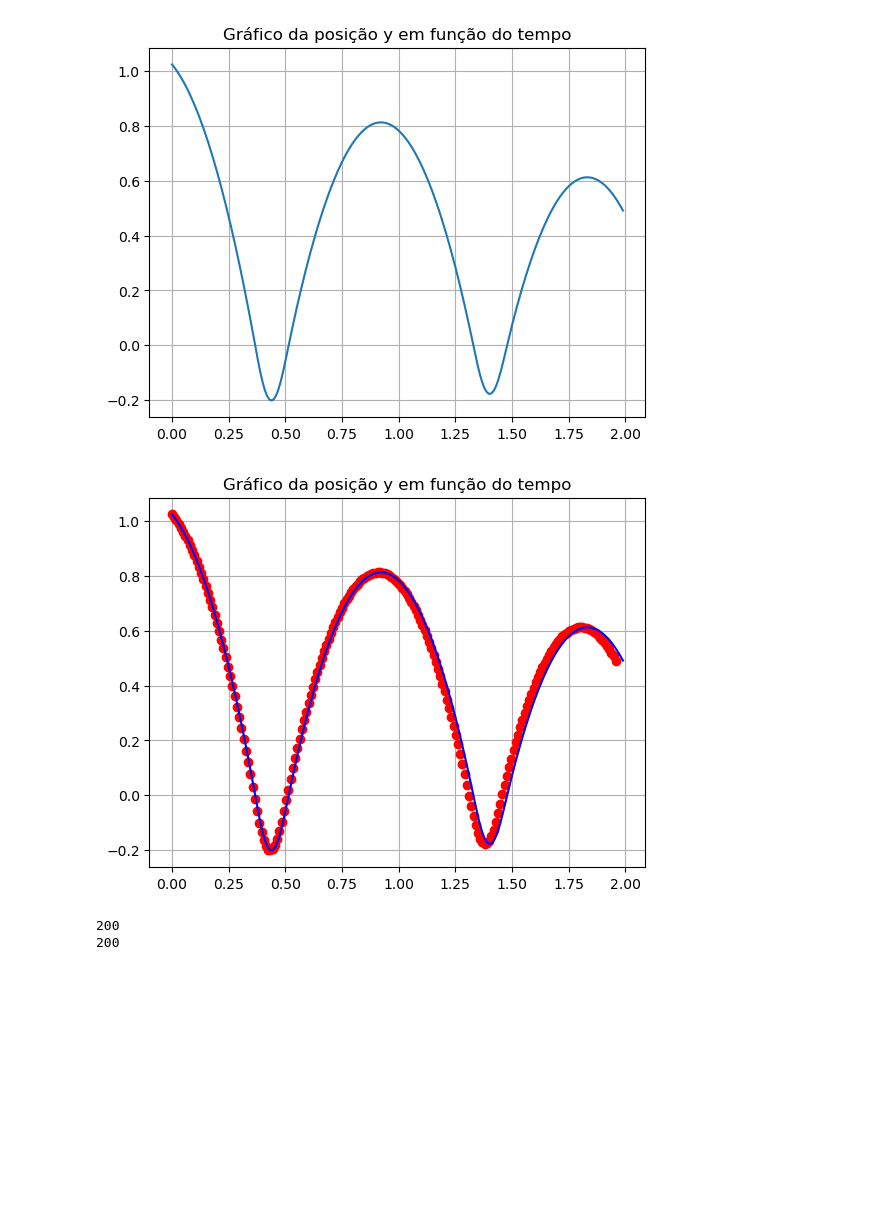
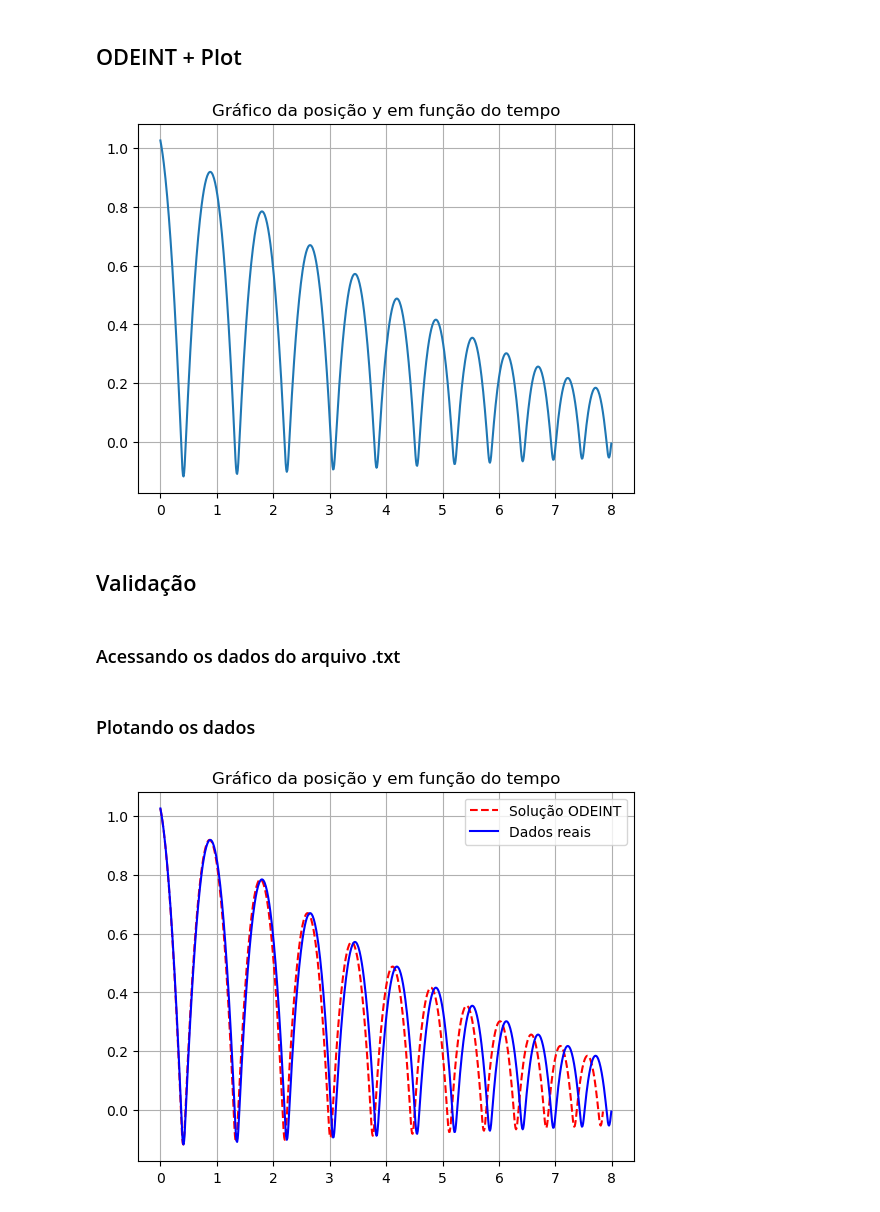
Before and after one commit to enzojunq/Modelagem-Cama-Elastica, a Jupyter notebook: Untitled.ipynb, the cells around one changed output. Saved outputs shown, nothing was run; the diff lists cells and outputs as text; code cells hidden in the pictures; blank space fills up the shorter version.

```diff
--- a/Untitled.ipynb
+++ b/Untitled.ipynb
@@ -0,0 +12,8 @@
+# %%
+massa_bola=2 # kg
+k_mola=2981 # N/m
+g=9.8 # m/s^2
+Cd=0.47 # Coeficiente de arrasto
+p=1.2 # kg/m^3
+A=pi*0.1**2 # m^2
+c=7.0 # N.s/m
@@ -0,0 +30,6 @@
+# %%
+tempo_inicial = 0
+tempo_final = 8
+dt = 1e-2
+
+tempo = np.arange(tempo_inicial, tempo_final, dt)
@@ -50,18 +60,12 @@ def modelo(X,t):
     dvydt = (-P + Fel - D + F_amort) / massa_bola
 
     return [dydt,dvydt]
+# %% [markdown]
+## ODEINT + Plot
 # %%
-
-tempo_inicial = 0
-tempo_final = 2
-dt = 1e-2
-
-
-tempo = np.arange(tempo_inicial, tempo_final, dt)
-
-lista = odeint(modelo, condicoes_iniciais, tempo)
-lista_y = lista[:,0]
-lista_vy = lista[:,1]
+solucao = odeint(modelo, condicoes_iniciais, tempo)
+lista_y = solucao[:,0]
+lista_vy = solucao[:,1]
 
 
 plt.plot(tempo, lista_y, label='y(t)')
@@ -69,4 +73,8 @@ plt.title('Gráfico da posição y em função do tempo')
 plt.grid()
 plt.show()
 # %% [output]
-[figure, old version]
+[figure, new version]
+# %% [markdown]
+## Validação
+# %% [markdown]
+### Acessando os dados do arquivo .txt
@@ -106,17 +120,14 @@ for x in range (len(lista_y)):
     y_final = y2+y3
     lista_altura.append(y_final)
     lista_tempo.append(float(tempo[x]-z))
+# %% [markdown]
+### Plotando os dados
 # %%
-plt.plot(lista_tempo, lista_altura,'ro',label='y(t)' )
-plt.plot(tempo, lista_y, label='y(t)', color='blue')
+plt.plot(lista_tempo, lista_altura,'r--',label='Solução ODEINT' )
+plt.plot(tempo, lista_y, label='Dados reais', color='blue')
 plt.title('Gráfico da posição y em função do tempo')
+plt.legend()
 plt.grid()
 plt.show()
 # %% [output]
-[figure, old version]
+[figure, new version]
-# %%
-print(len(lista_altura))
-print(len(lista_tempo))
-# %% [output]
-200
-200
```
Also changed, not shown: parts of 11 cells of this notebook.
